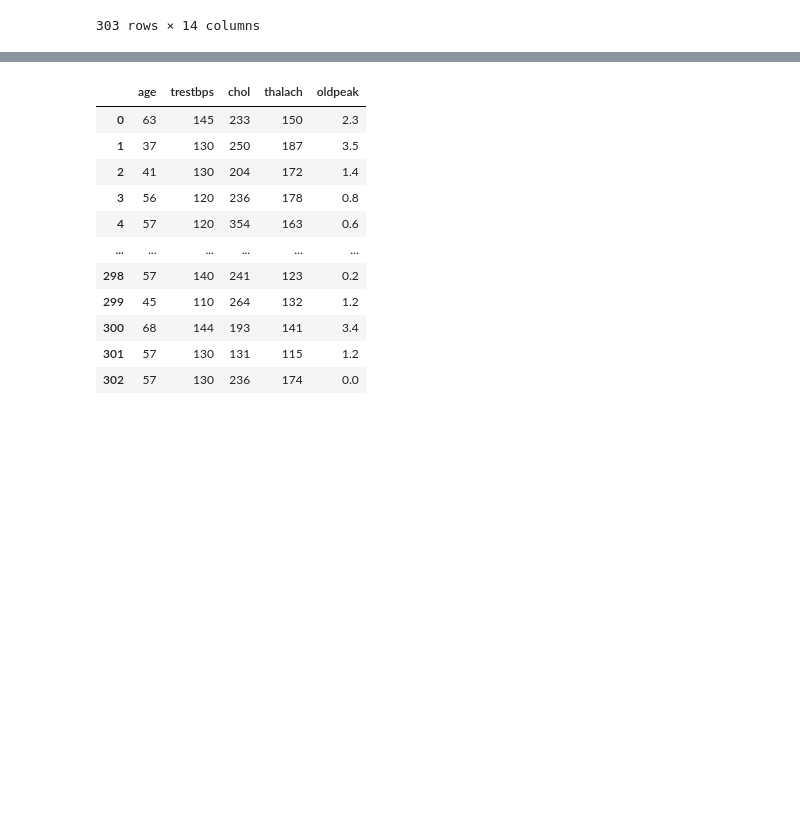
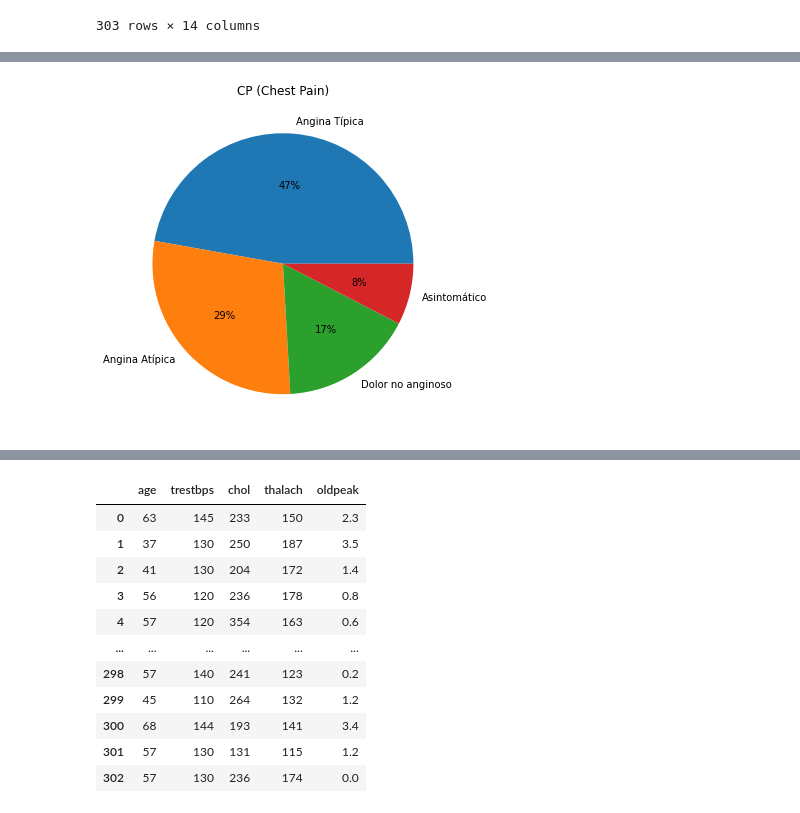
Before and after one commit to anamunoz01/PROYECTO-INTEGRADOR-III, a Jupyter notebook: ValidacionCruzada.ipynb, the cells around one changed output, grey strips where cells are left out. Drawn from its saved outputs; the diff is of its cells as text; code cells hidden in the pictures; blank space fills up the shorter version.

```diff
--- a/ValidacionCruzada.ipynb
+++ b/ValidacionCruzada.ipynb
@@ -73,0 +94,10 @@ import matplotlib.pyplot as plt
+# %%
+grupos = ['Angina Típica', 'Angina Atípica', 'Dolor no anginoso', 'Asintomático']
+x = df['cp'].value_counts()
+
+fig = plt.figure(figsize =(6, 6))
+plt.pie(x, labels = grupos, autopct='%1.0f%%')
+plt.title('CP (Chest Pain)')
+plt.show()
+# %% [output]
+[figure, added]
```
Also changed, not shown: parts of 26 cells of this notebook.
